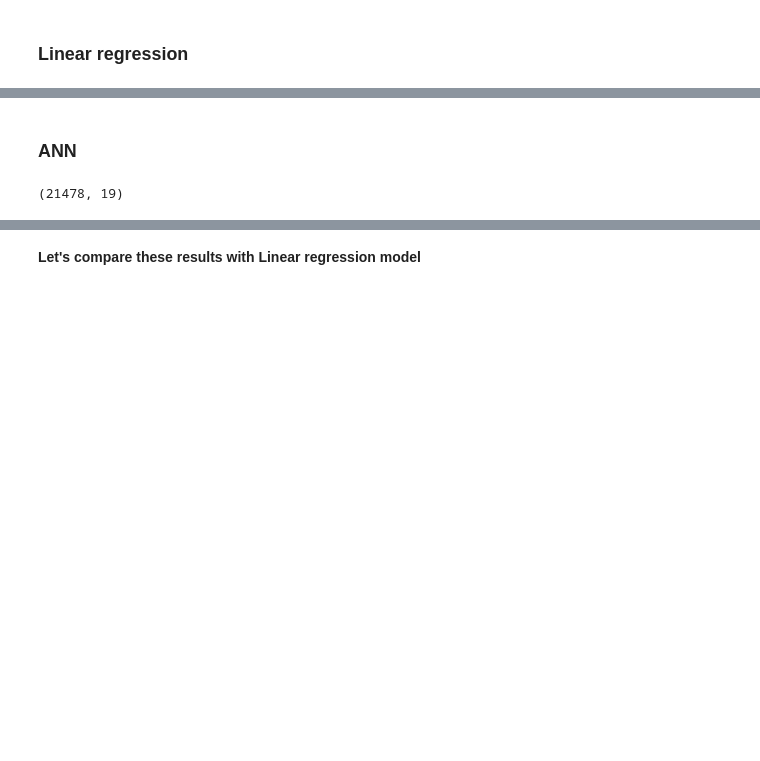
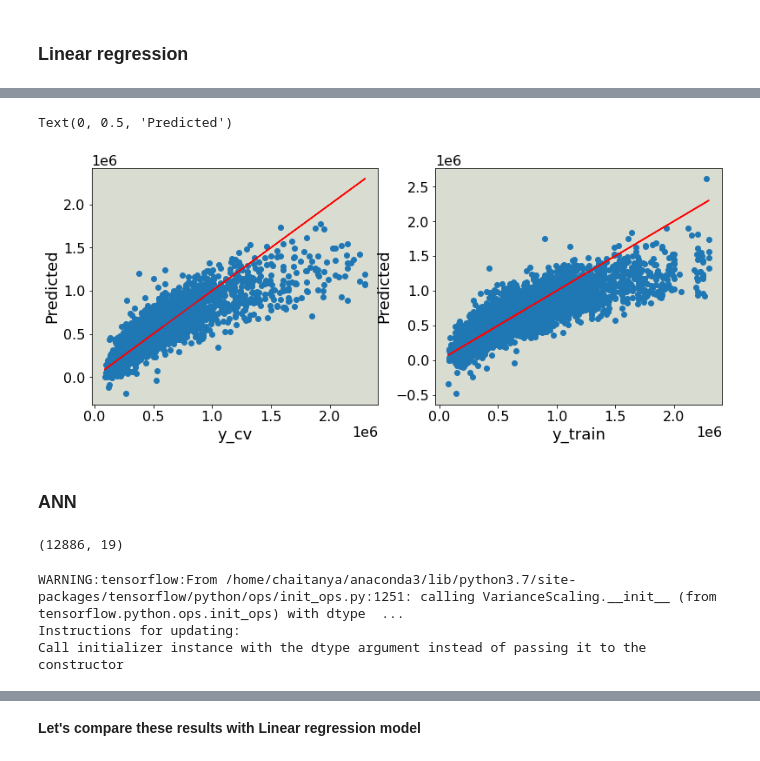
Before and after one commit to csparanjape/Housing_price, a Jupyter notebook: 02_Model_training_prediction.ipynb, the cells around one changed output, grey strips where cells are left out. Cells and saved outputs as stored; diff of their text form; code cells hidden in the pictures; blank space fills up the shorter version.

```diff
--- a/02_Model_training_prediction.ipynb
+++ b/02_Model_training_prediction.ipynb
@@ -67,3 +72,15 @@ mean_absolute_error(y_train,y_train_pred)-mean_absolute_error(y_cv,y_cv_pred)
+# %%
+fig,ax=plt.subplots(nrows=1,ncols=2,figsize=(13,5))
+ax[0].scatter(y_cv,y_cv_pred)
+ax[0].plot(y_cv,y_cv,'r')
+ax[0].set_xlabel('y_cv')
+ax[0].set_ylabel('Predicted')
+ax[1].scatter(y_train,y_train_pred)
+ax[1].plot(y_train,y_train,'r')
+ax[1].set_xlabel('y_train');ax[1].set_ylabel('Predicted')
+# %% [output]
+Text(0, 0.5, 'Predicted')
+[figure, added]
 # %% [markdown]
 ### ANN
 # %%
@@ -71,13 +88,18 @@ from tensorflow.keras.models import Sequential
 from tensorflow.keras.layers import Dense,Activation
 from tensorflow.keras.optimizers import Adam
 # %%
-X.shape
+X_train.shape
 # %% [output]
-(21478, 19)
+(12886, 19)
 # %%
 model=Sequential()
-model.add(Dense(19,activation='relu'))
-model.add(Dense(19,activation='relu'))
+model.add(Dense(22,activation='relu'))
+model.add(Dense(33,activation='relu'))
+model.add(Dense(33,activation='relu'))
 model.add(Dense(1))
 model.compile(optimizer='adam',loss='mse')
+# %% [output]
+WARNING:tensorflow:From /home/chaitanya/anaconda3/lib/python3.7/site-packages/tensorflow/python/ops/init_ops.py:1251: calling VarianceScaling.__init__ (from tensorflow.python.ops.init_ops) with dtype  ...
+Instructions for updating:
+Call initializer instance with the dtype argument instead of passing it to the constructor
 # %%
```
Also changed, not shown: parts of 13 cells of this notebook, 2 other files.
